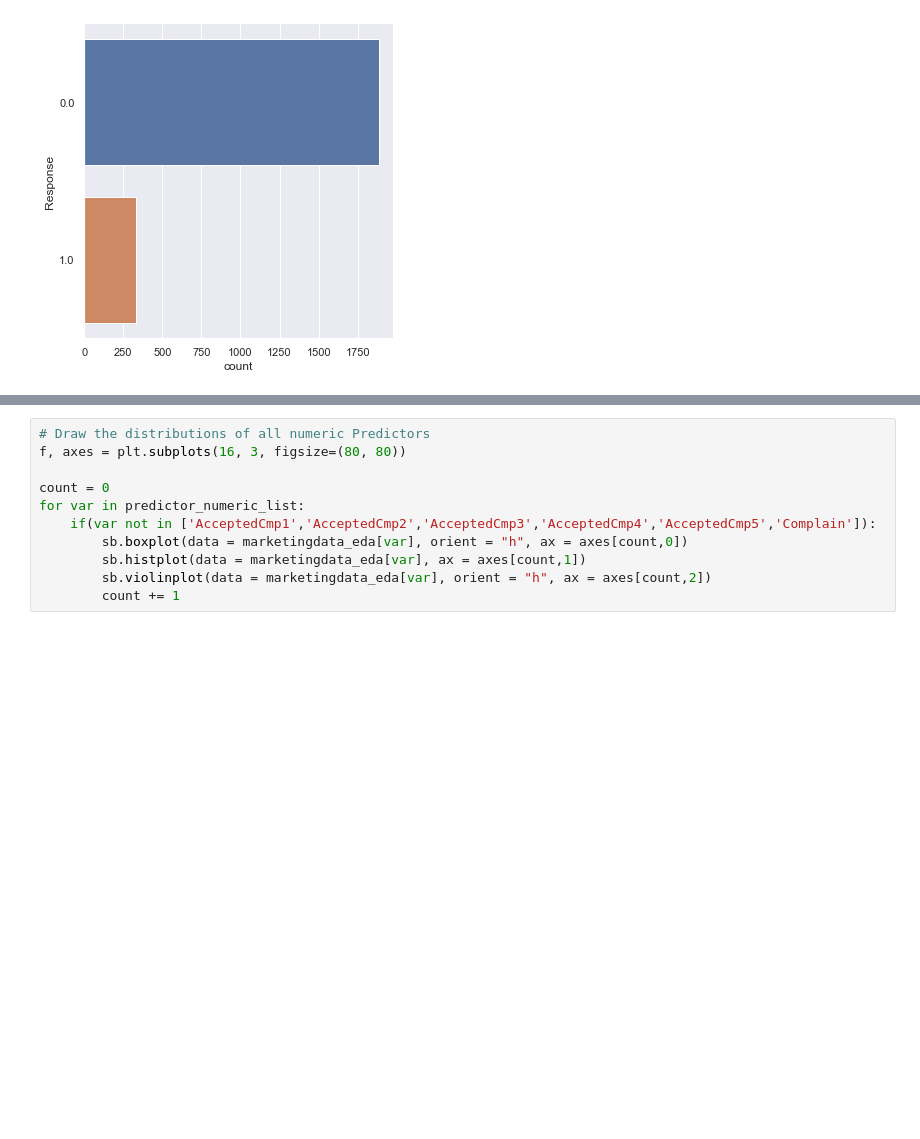
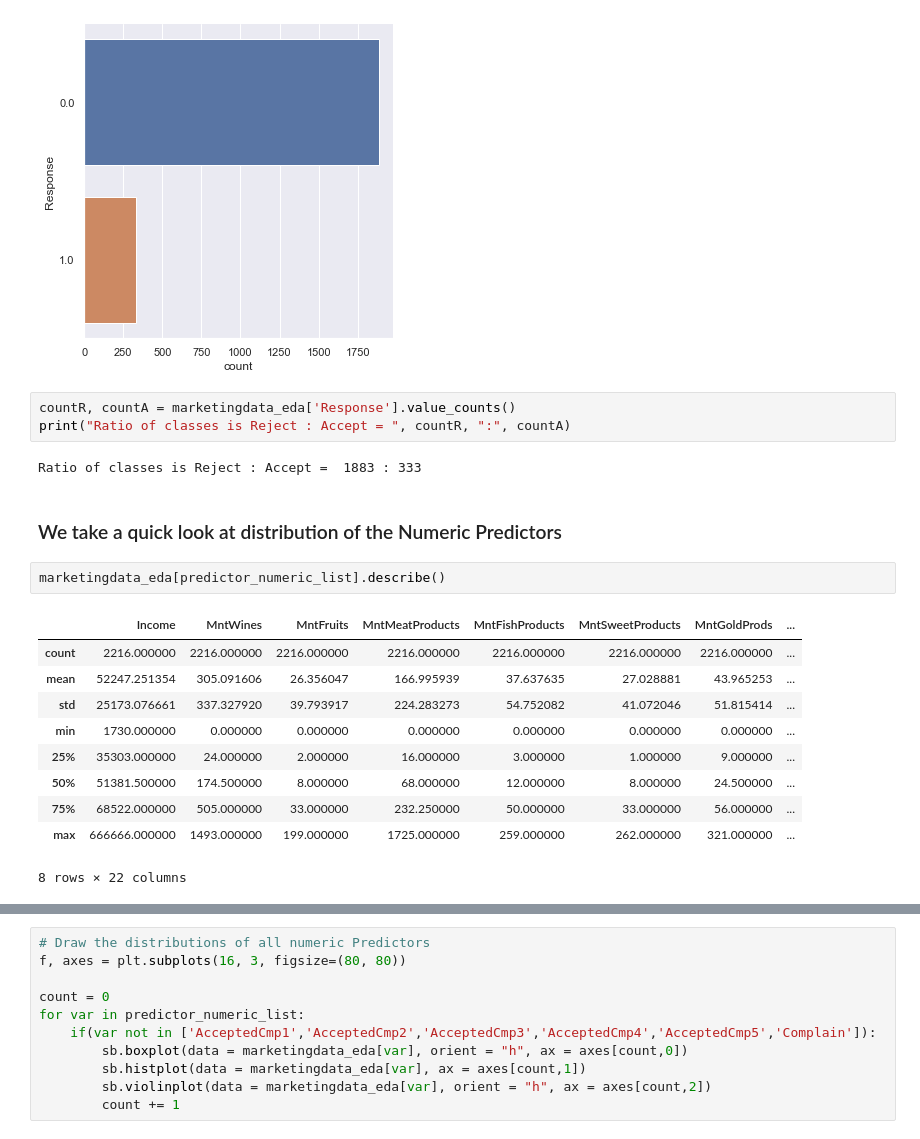
Before and after one commit to nur-hazim/Intro2AI, a Jupyter notebook: Assignment.ipynb, the cells around one changed output, grey strips where cells are left out. Drawn from its saved outputs; the diff is of its cells as text; blank space fills up the shorter version.

```diff
--- a/Assignment.ipynb
+++ b/Assignment.ipynb
@@ -180,3 +180,23 @@ sb.catplot(y = 'Response', data = marketingdata_eda, kind = 'count')
 Name: Response, dtype: int64
 <seaborn.axisgrid.FacetGrid at 0x...>
 [figure]
+# %%
+countR, countA = marketingdata_eda['Response'].value_counts()
+print("Ratio of classes is Reject : Accept = ", countR, ":", countA)
+# %% [output]
+Ratio of classes is Reject : Accept =  1883 : 333
+# %% [markdown]
+### We take a quick look at distribution of the Numeric Predictors
+# %%
+marketingdata_eda[predictor_numeric_list].describe()
+# %% [output]
+|  | Income | MntWines | MntFruits | MntMeatProducts | MntFishProducts | MntSweetProducts | MntGoldProds | ... |
+| count | 2216.000000 | 2216.000000 | 2216.000000 | 2216.000000 | 2216.000000 | 2216.000000 | 2216.000000 | ... |
+| mean | 52247.251354 | 305.091606 | 26.356047 | 166.995939 | 37.637635 | 27.028881 | 43.965253 | ... |
+| std | 25173.076661 | 337.327920 | 39.793917 | 224.283273 | 54.752082 | 41.072046 | 51.815414 | ... |
+| min | 1730.000000 | 0.000000 | 0.000000 | 0.000000 | 0.000000 | 0.000000 | 0.000000 | ... |
+| 25% | 35303.000000 | 24.000000 | 2.000000 | 16.000000 | 3.000000 | 1.000000 | 9.000000 | ... |
+| 50% | 51381.500000 | 174.500000 | 8.000000 | 68.000000 | 12.000000 | 8.000000 | 24.500000 | ... |
+| 75% | 68522.000000 | 505.000000 | 33.000000 | 232.250000 | 50.000000 | 33.000000 | 56.000000 | ... |
+| max | 666666.000000 | 1493.000000 | 199.000000 | 1725.000000 | 259.000000 | 262.000000 | 321.000000 | ... |
+8 rows × 22 columns
```
Also changed, not shown: parts of 4 cells of this notebook.
